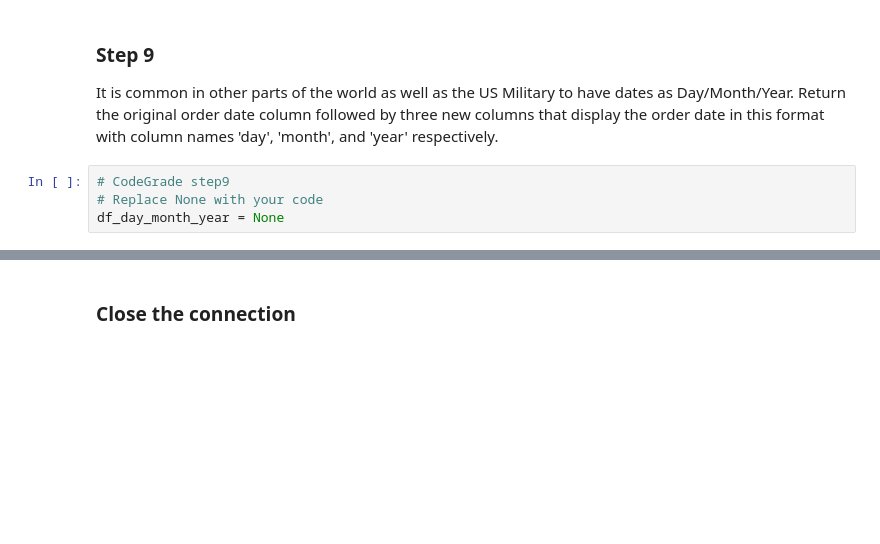
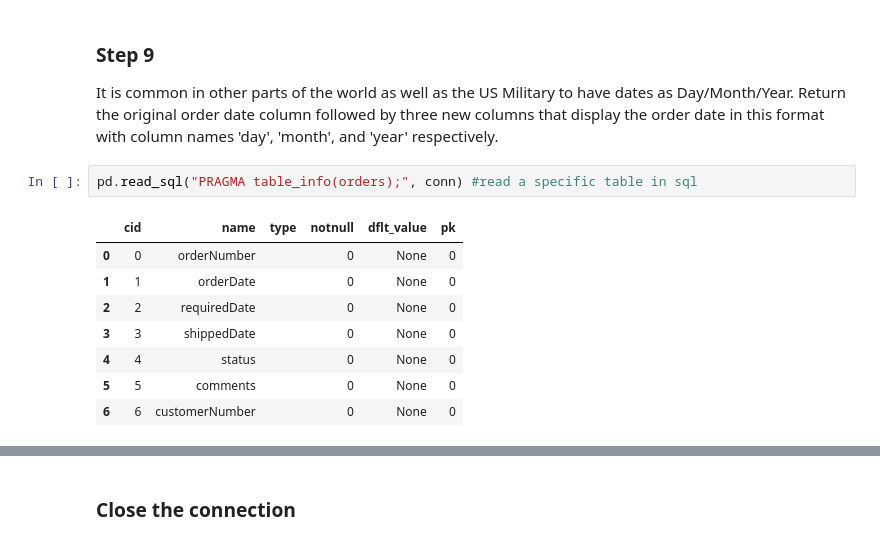
Before and after one commit to Lexie-D/DS_Course1_Week1_Module1_SQLSelectLab, a Jupyter notebook: SQLSelectLab.ipynb, the cells around one changed output, grey strips where cells are left out. Saved outputs shown, nothing was run; the diff lists cells and outputs as text; blank space fills up the shorter version.

```diff
--- a/SQLSelectLab.ipynb
+++ b/SQLSelectLab.ipynb
@@ -242,7 +250,14 @@ sum_total_price = None
 ### Step 9
 
 It is common in other parts of the world as well as the US Military to have dates as Day/Month/Year. Return the original order date column followed by three new columns that display the order date in this format with column names 'day', 'month', and 'year' respectively.
-# %%
-# CodeGrade step9
-# Replace None with your code
-df_day_month_year = None
+# %%
+pd.read_sql("PRAGMA table_info(orders);", conn) #read a specific table in sql
+# %% [output]
+|  | cid | name | type | notnull | dflt_value | pk |
+| 0 | 0 | orderNumber |  | 0 | None | 0 |
+| 1 | 1 | orderDate |  | 0 | None | 0 |
+| 2 | 2 | requiredDate |  | 0 | None | 0 |
+| 3 | 3 | shippedDate |  | 0 | None | 0 |
+| 4 | 4 | status |  | 0 | None | 0 |
+| 5 | 5 | comments |  | 0 | None | 0 |
+| 6 | 6 | customerNumber |  | 0 | None | 0 |
```
Also changed, not shown: parts of 5 cells of this notebook.
